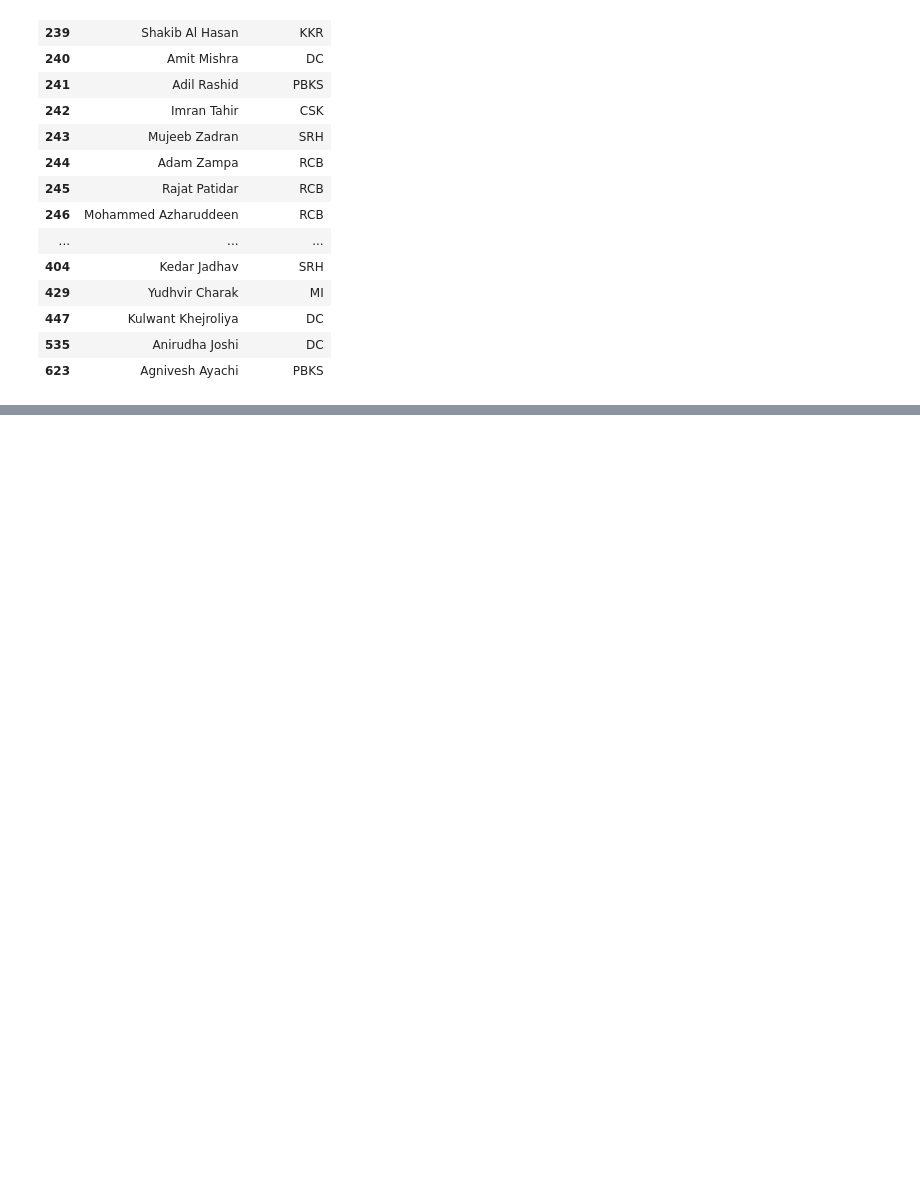
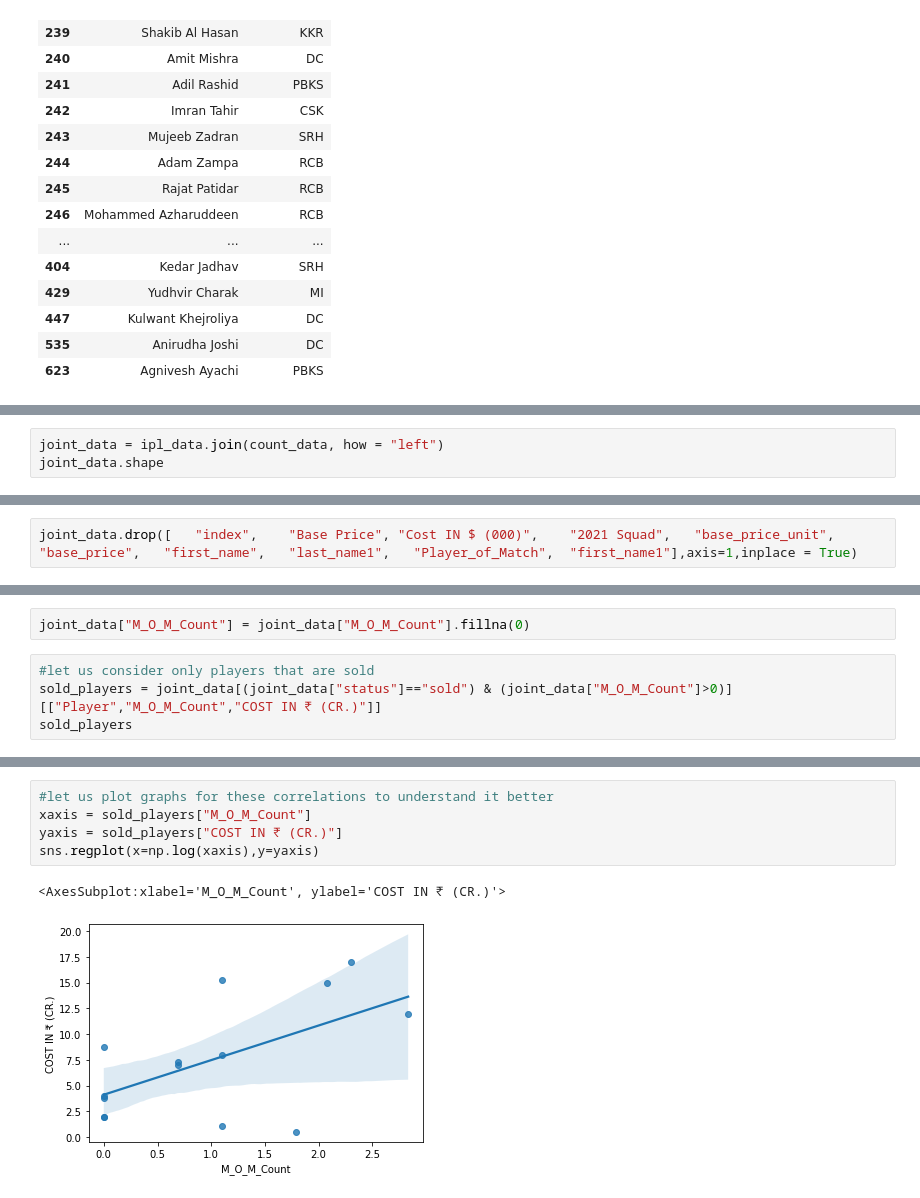
Before and after one commit to kartheek1209/IPL-2022-Auction-Data-Analysis, a Jupyter notebook: IPL 2022 Auction analysis.ipynb, the cells around one changed output, grey strips where cells are left out. Cells and saved outputs as stored; diff of their text form; blank space fills up the shorter version.

```diff
--- a/IPL 2022 Auction analysis.ipynb
+++ b/IPL 2022 Auction analysis.ipynb
@@ -502,0 +887,3 @@ unsold_players
+# %%
+joint_data = ipl_data.join(count_data, how = "left")
+joint_data.shape
@@ -502,0 +892,2 @@ unsold_players
+# %%
+joint_data.drop([	"index",	"Base Price", "Cost IN $ (000)",	"2021 Squad",	"base_price_unit",	"base_price",	"first_name",	"last_name1",	"Player_of_Match",	"first_name1"],axis=1,inplace = True)
@@ -502,0 +911,6 @@ unsold_players
+# %%
+joint_data["M_O_M_Count"] = joint_data["M_O_M_Count"].fillna(0)
+# %%
+#let us consider only players that are sold
+sold_players = joint_data[(joint_data["status"]=="sold") & (joint_data["M_O_M_Count"]>0)][["Player","M_O_M_Count","COST IN ₹ (CR.)"]]
+sold_players
@@ -502,0 +940,8 @@ unsold_players
+# %%
+#let us plot graphs for these correlations to understand it better
+xaxis = sold_players["M_O_M_Count"]
+yaxis = sold_players["COST IN ₹ (CR.)"]
+sns.regplot(x=np.log(xaxis),y=yaxis)
+# %% [output]
+<AxesSubplot:xlabel='M_O_M_Count', ylabel='COST IN ₹ (CR.)'>
+[figure, added]
```
Also changed, not shown: parts of 41 cells of this notebook, 3 other files.
